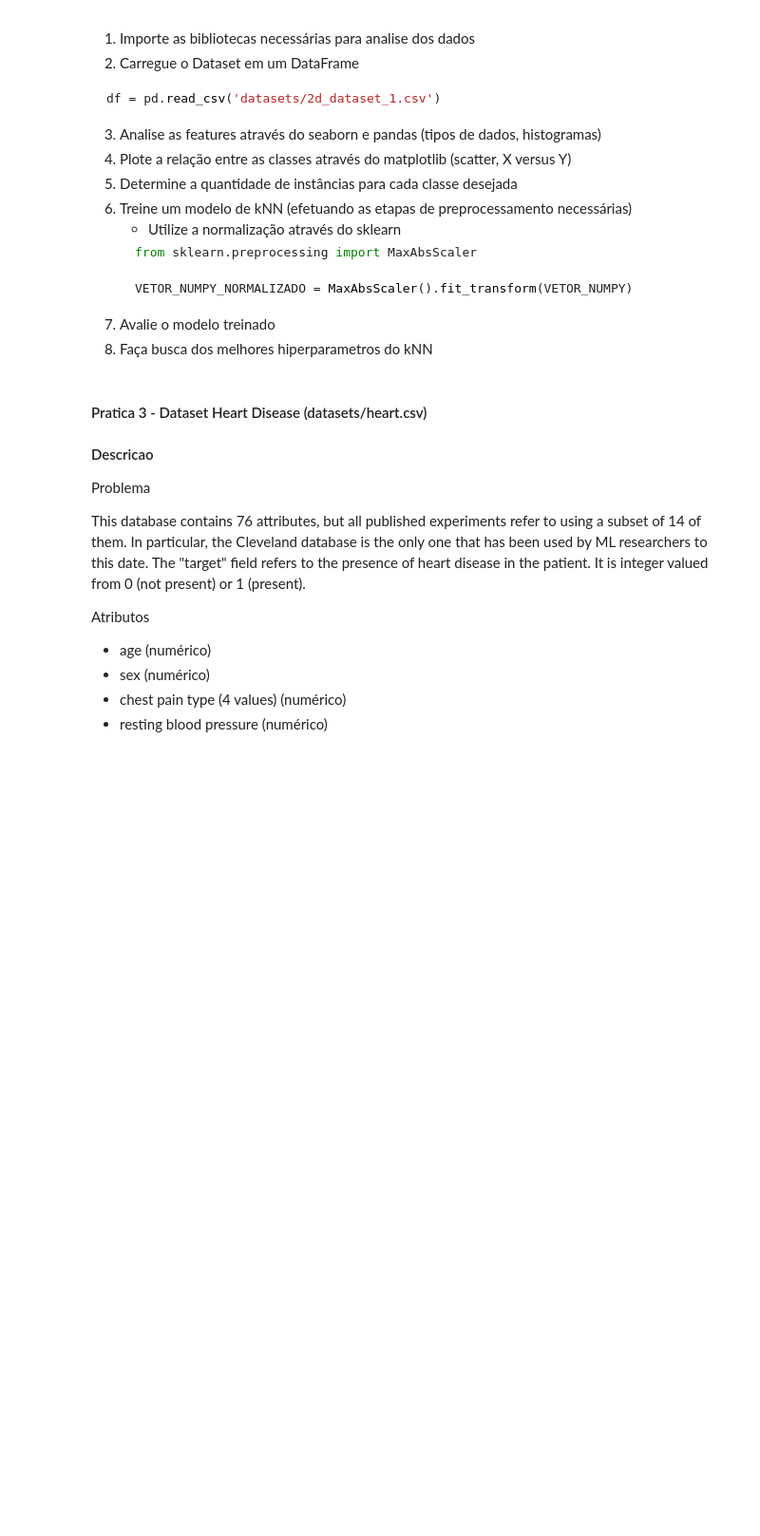
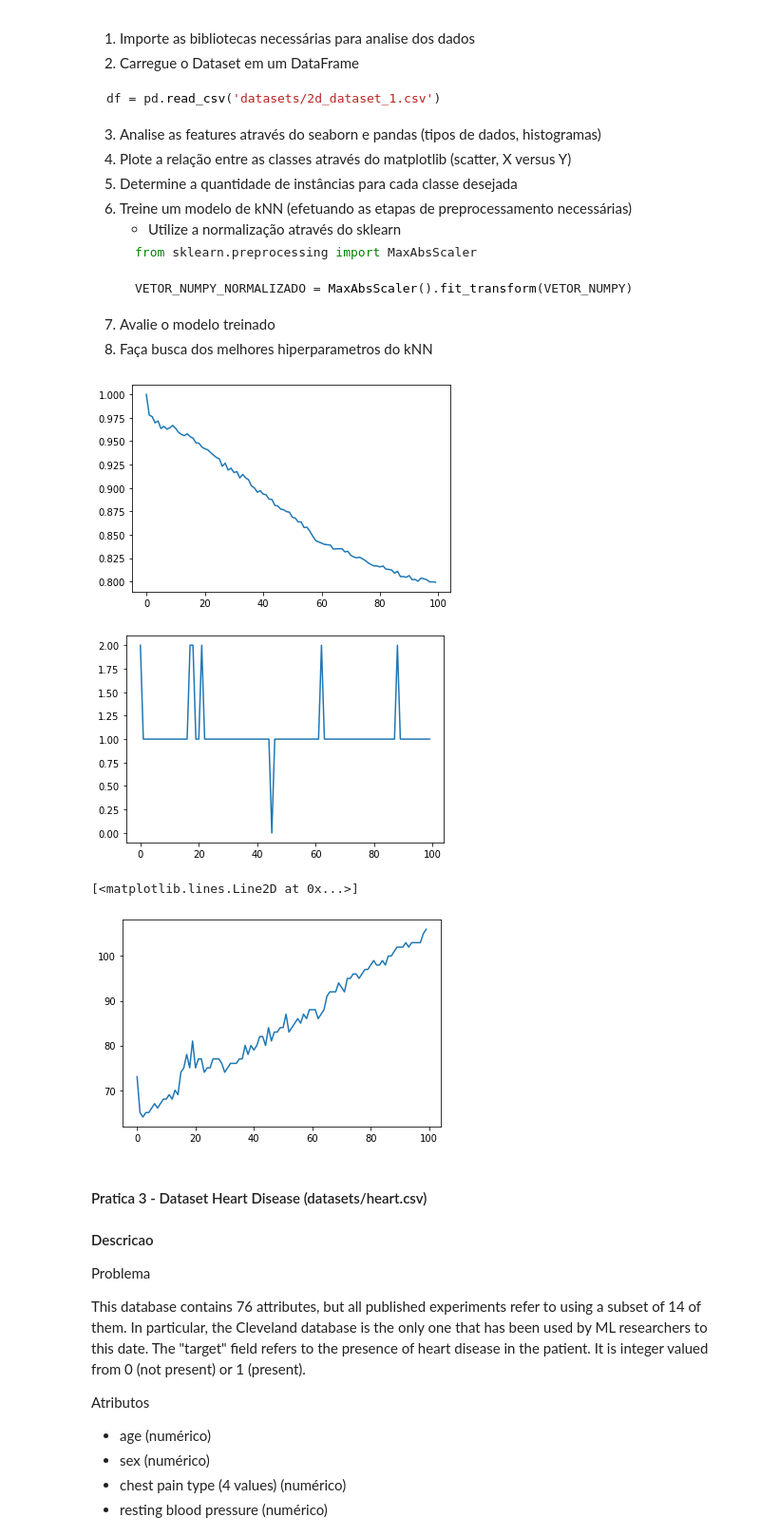
Before and after one commit to AleBark/Data-Mining-Basics, a Jupyter notebook: list_01/ex_01.ipynb, the cells around one changed output. Shown at 95% size. Saved outputs shown, nothing was run; the diff lists cells and outputs as text; code cells hidden in the pictures; blank space fills up the shorter version.

````diff
--- a/list_01/ex_01.ipynb
+++ b/list_01/ex_01.ipynb
@@ -154,3 +181,5 @@ df = pd.read_csv('datasets/2d_dataset_1.csv')
     ```
 7. Avalie o modelo treinado
 8. Faça busca dos melhores hiperparametros do kNN
+# %%
+df = pd.read_csv('datasets/2d_dataset_1.csv')
@@ -157,3 +194,46 @@ df = pd.read_csv('datasets/2d_dataset_1.csv')
+# %%
+# Preprocessing
+_class = np.array(df['y'])
+features = np.array(df.drop('y', axis=1))
+features = MaxAbsScaler().fit_transform(features)
+# %%
+arr_acc = []
+arr_training_time = []
+arr_classification_time = []
+
+for sample in range(1,101):
+
+    # Training timer start
+    start_training_time = int(round(time.time() * 1000))
+
+    kNN = KNeighborsClassifier(n_neighbors= sample)
+    kNN.fit(features, _class)
+
+    # Training total time
+    training_time = int(round(time.time()*1000))- start_training_time
+    arr_training_time.append(training_time)
+
+    # Classification timer start
+    start_classification_time = int(round(time.time() * 1000))
+    predict = kNN.predict(features)
+
+    # Classification total time
+    classification_time = int(round(time.time()*1000))- start_classification_time
+    arr_classification_time.append(classification_time)
+
+    arr_acc.append(accuracy_score(predict, _class))
+
+
+plt.plot(arr_acc)
+plt.show()
+plt.plot(arr_training_time)
+plt.show()
+plt.plot(arr_classification_time)
+# %% [output]
+[figure, added]
+[figure, added]
+[<matplotlib.lines.Line2D at 0x...>]
+[figure, added]
 # %% [markdown]
 #### Pratica 3 -  Dataset Heart Disease (datasets/heart.csv)
 
````
Also changed, not shown: parts of 36 cells of this notebook.
